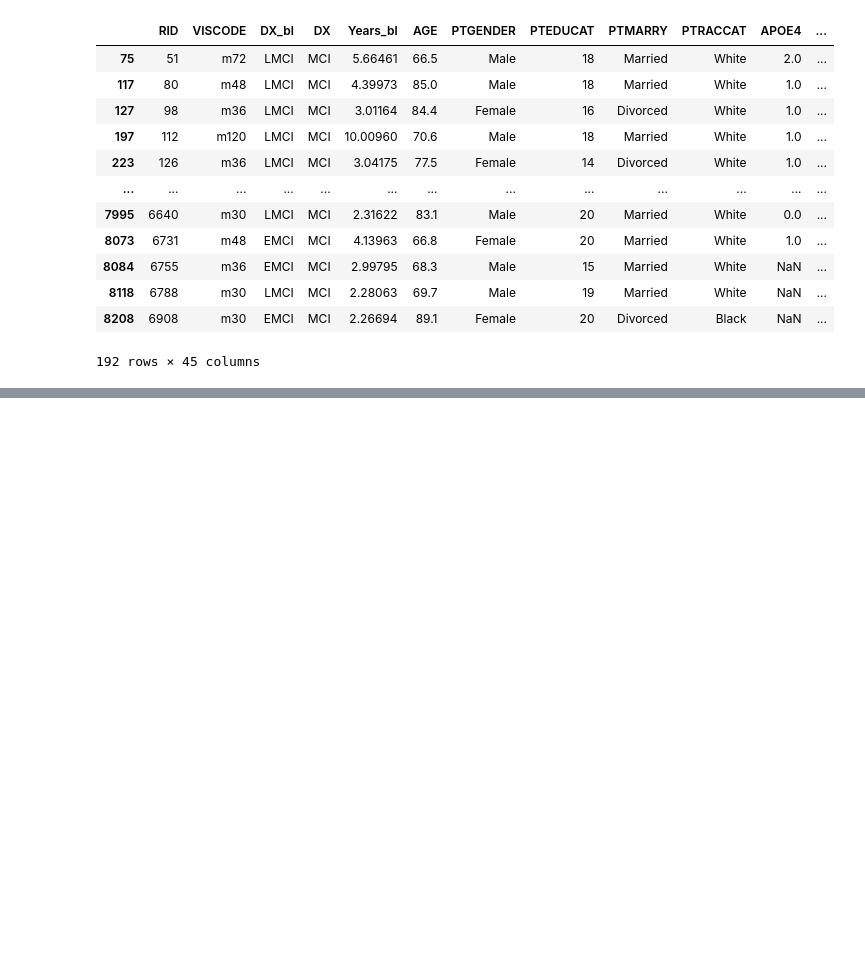
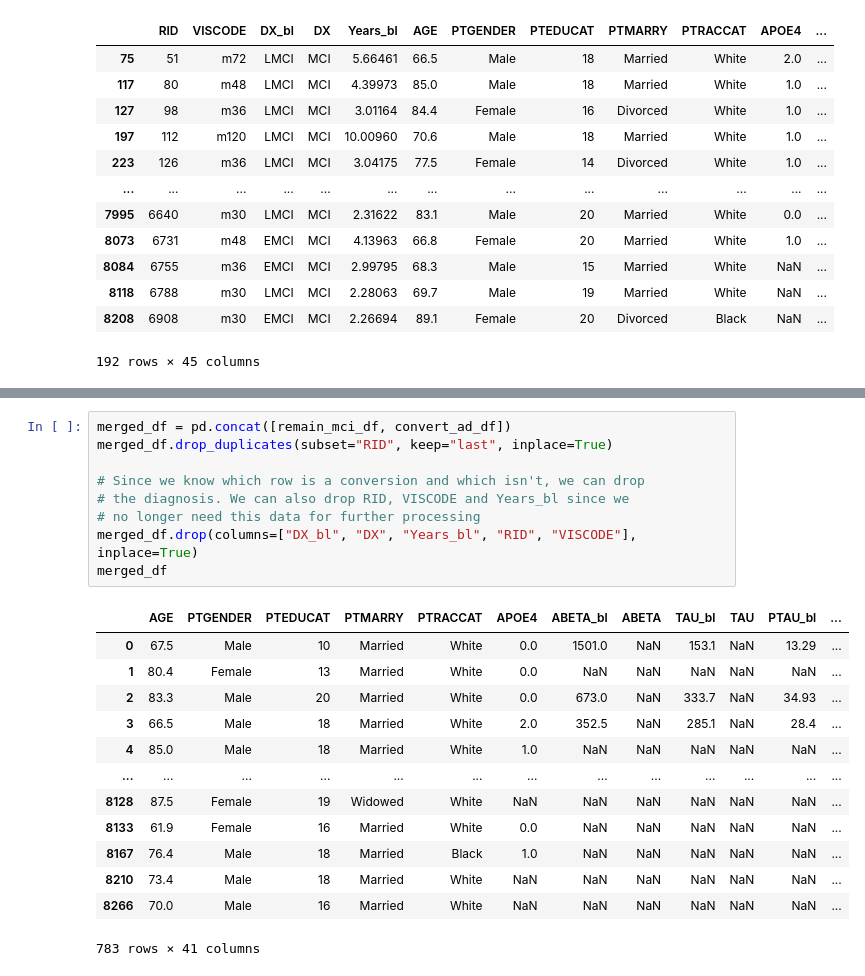
Before and after one commit to raoalihasan1/ML-MCI-AD-Conversion, a Jupyter notebook: data_preprocessing.ipynb, the cells around one changed output, grey strips where cells are left out. Saved outputs shown, nothing was run; the diff lists cells and outputs as text; blank space fills up the shorter version.

```diff
--- a/data_preprocessing.ipynb
+++ b/data_preprocessing.ipynb
@@ -413,0 +426,23 @@ statistics_df_of_df(convert_ad_df, exclusion_cols)
+# %%
+merged_df = pd.concat([remain_mci_df, convert_ad_df])
+merged_df.drop_duplicates(subset="RID", keep="last", inplace=True)
+
+# Since we know which row is a conversion and which isn't, we can drop
+# the diagnosis. We can also drop RID, VISCODE and Years_bl since we
+# no longer need this data for further processing
+merged_df.drop(columns=["DX_bl", "DX", "Years_bl", "RID", "VISCODE"], inplace=True)
+merged_df
+# %% [output]
+|  | AGE | PTGENDER | PTEDUCAT | PTMARRY | PTRACCAT | APOE4 | ABETA_bl | ABETA | TAU_bl | TAU | PTAU_bl | ... |
+| 0 | 67.5 | Male | 10 | Married | White | 0.0 | 1501.0 | NaN | 153.1 | NaN | 13.29 | ... |
+| 1 | 80.4 | Female | 13 | Married | White | 0.0 | NaN | NaN | NaN | NaN | NaN | ... |
+| 2 | 83.3 | Male | 20 | Married | White | 0.0 | 673.0 | NaN | 333.7 | NaN | 34.93 | ... |
+| 3 | 66.5 | Male | 18 | Married | White | 2.0 | 352.5 | NaN | 285.1 | NaN | 28.4 | ... |
+| 4 | 85.0 | Male | 18 | Married | White | 1.0 | NaN | NaN | NaN | NaN | NaN | ... |
+| ... | ... | ... | ... | ... | ... | ... | ... | ... | ... | ... | ... | ... |
+| 8128 | 87.5 | Female | 19 | Widowed | White | NaN | NaN | NaN | NaN | NaN | NaN | ... |
+| 8133 | 61.9 | Female | 16 | Married | White | 0.0 | NaN | NaN | NaN | NaN | NaN | ... |
+| 8167 | 76.4 | Male | 18 | Married | Black | 1.0 | NaN | NaN | NaN | NaN | NaN | ... |
+| 8210 | 73.4 | Male | 18 | Married | White | NaN | NaN | NaN | NaN | NaN | NaN | ... |
+| 8266 | 70.0 | Male | 16 | Married | White | NaN | NaN | NaN | NaN | NaN | NaN | ... |
+783 rows × 41 columns
```
Also changed, not shown: parts of 7 cells of this notebook.
